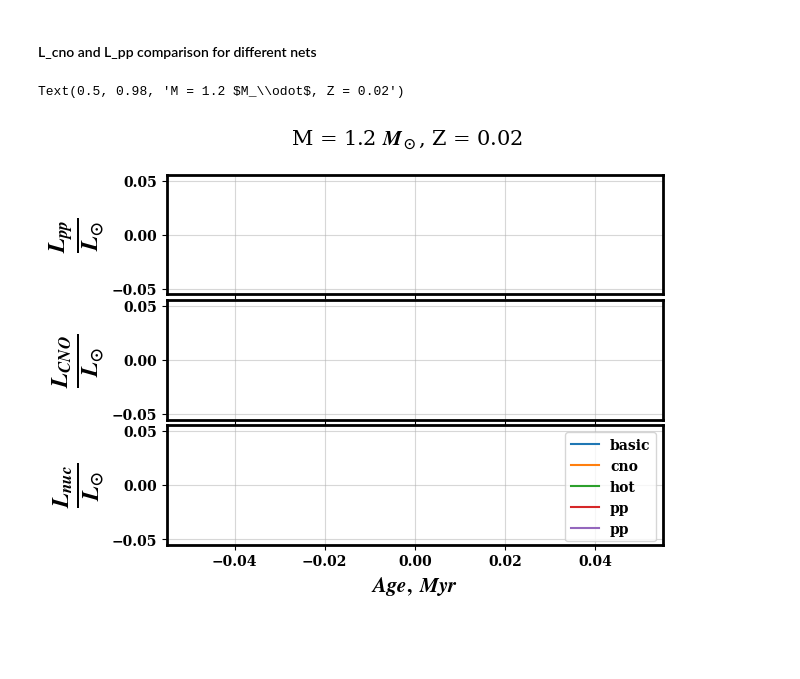
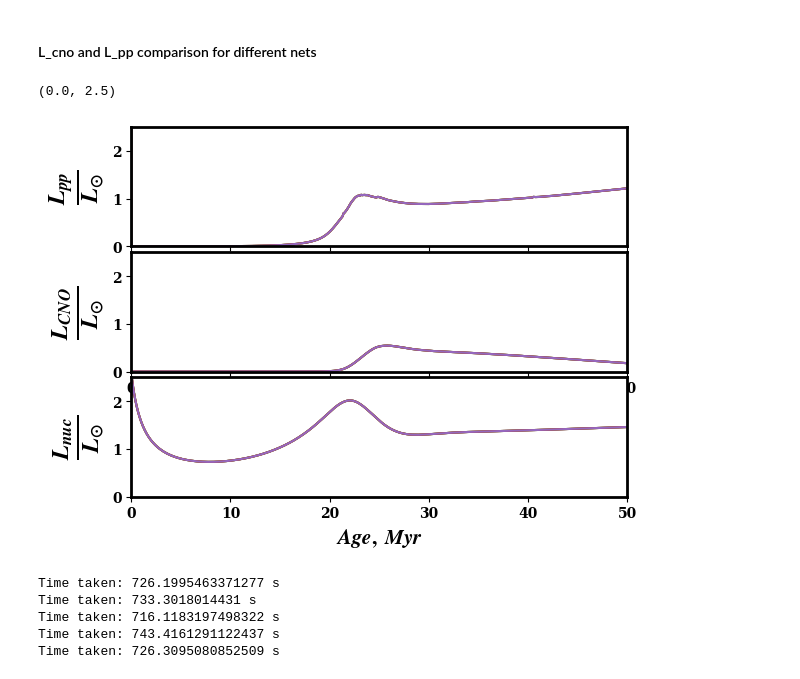
Before and after one commit to gautam-404/MESA-tests, a Jupyter notebook: net_plots.ipynb, the cells around one changed output. Drawn from its saved outputs; the diff is of its cells as text; code cells hidden in the pictures; blank space fills up the shorter version.

```diff
--- a/net_plots.ipynb
+++ b/net_plots.ipynb
@@ -168,40 +154,45 @@ age, cno, pp, eps, dnu, L_nuc, M, Z, V, nets = get_evo_data(logs)
 # plt.savefig('evo_time.png', dpi=300)
 # %% [markdown]
 #### L_cno and L_pp comparison for different nets
+# %%
+logs = sorted(glob.glob("test/m1.2_z0.026_v0_*"))
+age, cno, pp, L_nuc, M, Z, V, nets = get_evo_data(logs)
 # %%
 fig, axes = plt.subplots(nrows=3, ncols=1)
 ax1 = axes[0]
 ax2 = axes[1]
 ax3 = axes[2]
 
-M_sample = [1.2, 2.2]
-Z_sample = [0.001, 0.026]
-V_sample = [0, 18]
 nets_sample = ['basic', 'cno_extras', 'hot_cno', 'pp_and_cno_extras', 'pp_extras']
 
-k = 1
-k *= 4
-for i in range(0, len(nets_sample)):
-    # i += k
-    ax1.plot(age[i], 10**np.array(pp[i]), label=nets[i])
-    ax2.plot(age[i], 10**np.array(cno[i]), label=nets[i])
-    ax3.plot(age[i], 10**np.array(L_nuc[i]), label=nets[i])
+for i in range(len(nets)):
+    ax1.plot(age[i]/1e6, 10**np.array(pp[i]), label=nets[i])
+    ax2.plot(age[i]/1e6, 10**np.array(cno[i]), label=nets[i])
+    ax3.plot(age[i]/1e6, 10**np.array(L_nuc[i]), label=nets[i])
+
 ax1.set_ylabel(r'$\frac{L_{pp}}{L_{\odot}}$', fontsize=25)
 ax2.set_ylabel(r'$\frac{L_{CNO}}{L_{\odot}}$', fontsize=25)
 ax3.set_ylabel(r'$\frac{L_{nuc}}{L_{\odot}}$', fontsize=25)
+
 plt.xlabel(r'$Age,\ Myr$', fontsize=15)
 ax1.set_xticklabels([])
-plt.subplots_adjust(wspace=0, hspace=0.05)
+ax2.set_xticklabels([])
+plt.subplots_adjust(wspace=0, hspace=0.2)
 ax1.grid(alpha=0.5)
 ax2.grid(alpha=0.5)
 ax3.grid(alpha=0.5)
-plt.legend()
-fig.suptitle(f"M = {M[i]} $M_\odot$, Z = {0.02}", fontsize=15)
-# ax1.set_xlim(6, 30)
-# ax2.set_xlim(6, 30)
-# ax3.set_xlim(6, 30)
+# fig.suptitle(f"M = 2.2 $M_\odot$, Z = 0.026, V = 0 km/s", fontsize=15)
+xlim = 50
+ylim = 2.5
+ax1.set_xlim(0, xlim)
+ax2.set_xlim(0, xlim)
+ax3.set_xlim(0, xlim)
+ax1.set_ylim(0, ylim)
+ax2.set_ylim(0, ylim)
+ax3.set_ylim(0, ylim)
+# plt.legend()
 
 # plt.savefig('pp_cno.png', dpi=300)
 # %% [output]
-Text(0.5, 0.98, 'M = 1.2 $M_\\odot$, Z = 0.02')
+(0.0, 2.5)
-[figure, old version]
+[figure, new version]
@@ -209,0 +199,10 @@ get_evo_time(logs)
+# %%
+# get_evo_time(logs)
+for i in range(len(logs)):
+    get_evo_time(logs[i])
+# %% [output]
+Time taken: 726.1995463371277 s
+Time taken: 733.3018014431 s
+Time taken: 716.1183197498322 s
+Time taken: 743.4161291122437 s
+Time taken: 726.3095080852509 s
```
Also changed, not shown: parts of 5 cells of this notebook, 7 other files.
